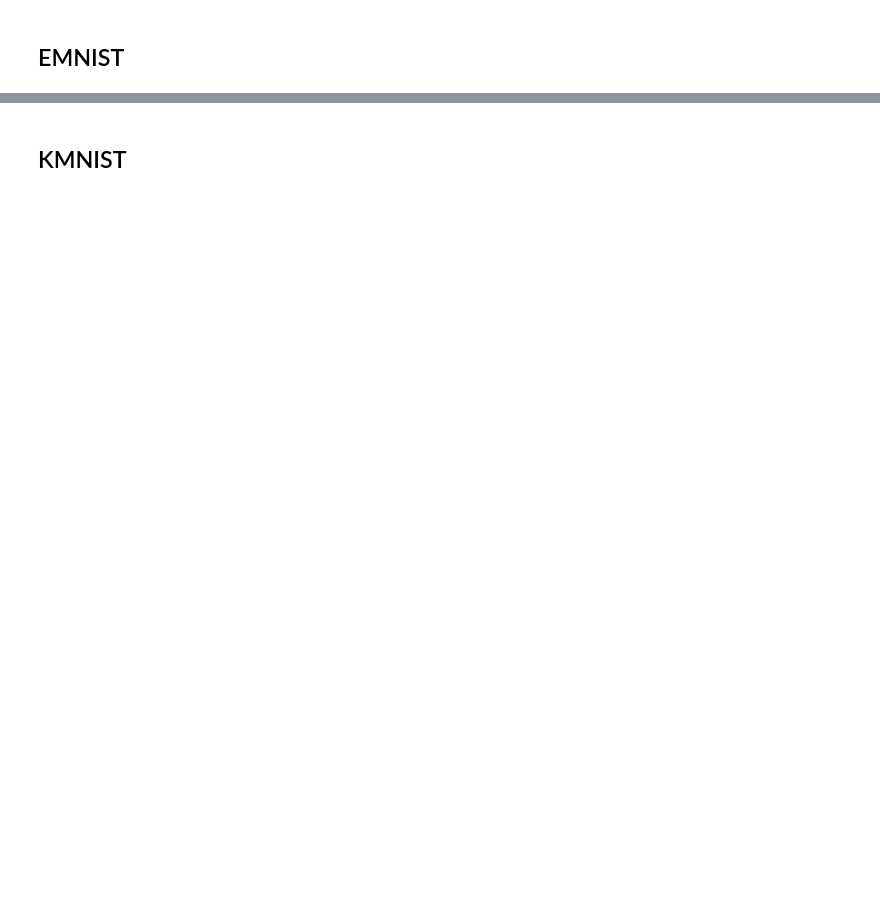
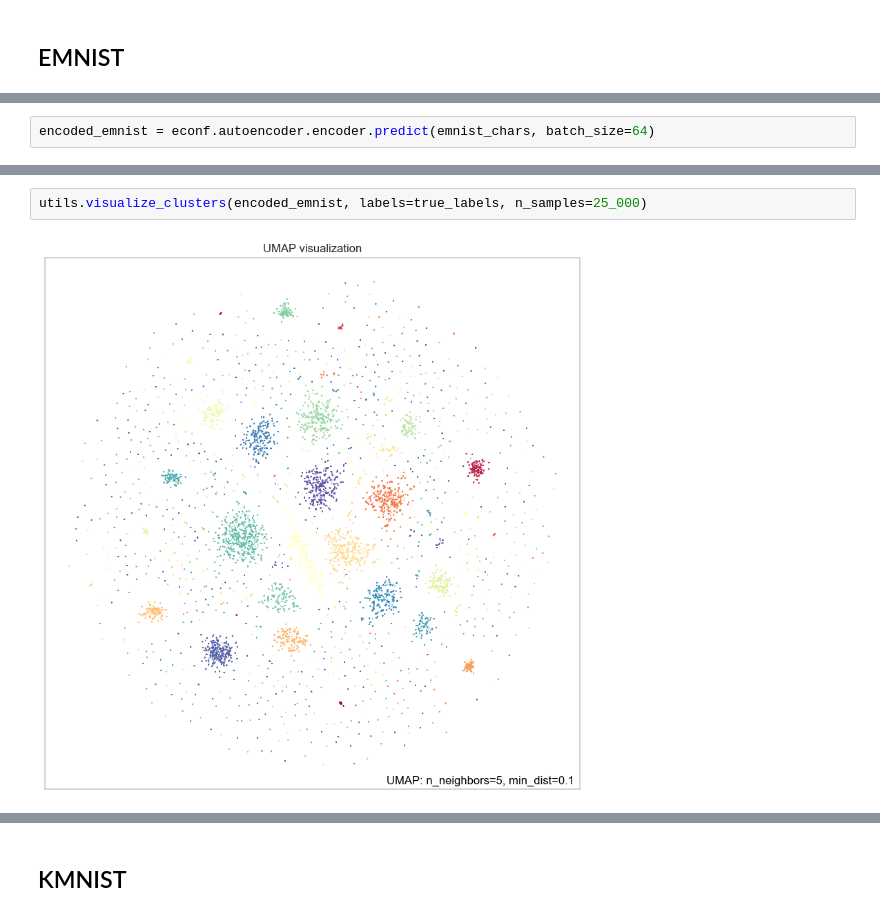
Before and after one commit to klima7/KMNIST-EMNIST-Translator, a Jupyter notebook: training/clean.ipynb, the cells around one changed output, grey strips where cells are left out. Saved outputs shown, nothing was run; the diff lists cells and outputs as text; blank space fills up the shorter version.

```diff
--- a/training/clean.ipynb
+++ b/training/clean.ipynb
@@ -51,0 +70,2 @@ Epoch 2/2
+# %%
+encoded_emnist = econf.autoencoder.encoder.predict(emnist_chars, batch_size=64)
@@ -51,0 +74,4 @@ Epoch 2/2
+# %%
+utils.visualize_clusters(encoded_emnist, labels=true_labels, n_samples=25_000)
+# %% [output]
+[figure, added]
```
Also changed, not shown: parts of 60 cells of this notebook, 11 other files.
